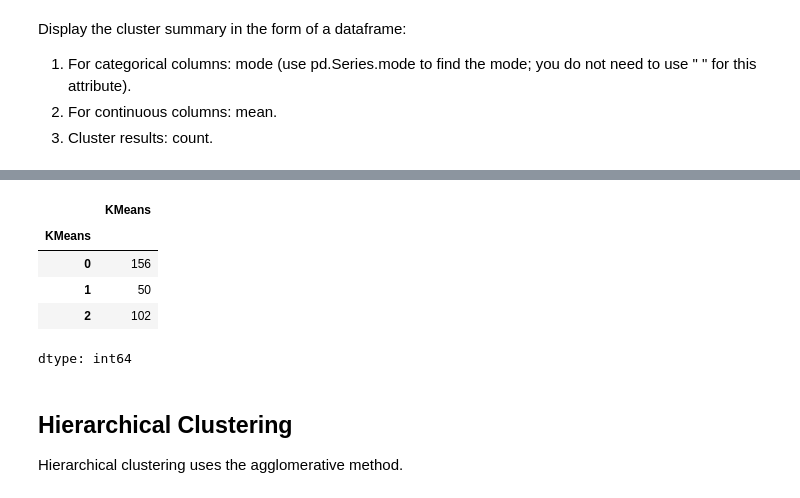
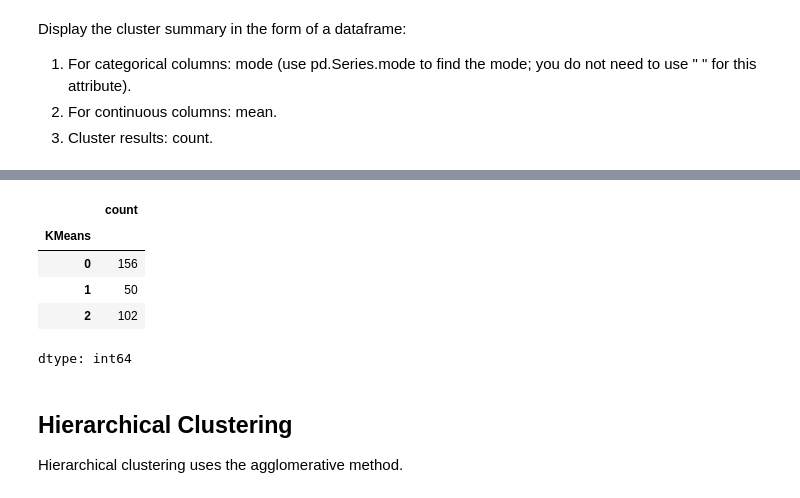
Before and after one commit to Steivann/tugas-data-mining, a Jupyter notebook: [Question]_Exercise_Week_9_Hierarchical_Clustering.ipynb, the cells around one changed output, grey strips where cells are left out. Saved outputs shown, nothing was run; the diff lists cells and outputs as text; code cells hidden in the pictures.

```diff
--- a/[Question]_Exercise_Week_9_Hierarchical_Clustering.ipynb
+++ b/[Question]_Exercise_Week_9_Hierarchical_Clustering.ipynb
@@ -251,0 +284,14 @@ The best k for you model is 3
+# %%
+sse=[]
+
+for i in range(1, 11):
+    kmeans = KMeans(n_clusters=i, init='random', max_iter=300, random_state=42)
+    kmeans.fit(dfimputer)
+    sse.append(kmeans.inertia_)
+
+plt.plot(range(1, 11), sse, marker='o')
+plt.xlabel('Number of Clusters')
+plt.ylabel('SSE')
+plt.title("Elbow Index")
+plt.show()
+#
@@ -251,0 +300,6 @@ The best k for you model is 3
+# %%
+from kneed import KneeLocator
+
+findknee = KneeLocator(range(1,11), sse, curve="convex", direction="decreasing")
+best_k = findknee.knee
+print("the best k for your model is", best_k)
@@ -262,0 +310,9 @@ Train the K-Means model on the dataset with the number of clusters you have dete
+# %%
+kmeans = KMeans(n_clusters=best_k, init='random', max_iter=300, random_state=42)
+kmeans.fit(dfimputer)
+labels = kmeans.labels_
+# %%
+from sklearn.preprocessing import StandardScaler
+dfimputer['KMeans'] = kmeans.labels_
+dfimputer[numeric_cols] = scaler.inverse_transform(dfimputer[numeric_cols])
+dfimputer.head()
@@ -289,7 +374,8 @@ Display the cluster summary in the form of a dataframe:
 # %%
 # count data from each cluster
+dfimputer['KMeans'].value_counts().sort_index()
 # %% [output]
-|  | KMeans |
+|  | count |
 | KMeans |  |
 | 0 | 156 |
 | 1 | 50 |
```
Also changed, not shown: parts of 46 cells of this notebook.
